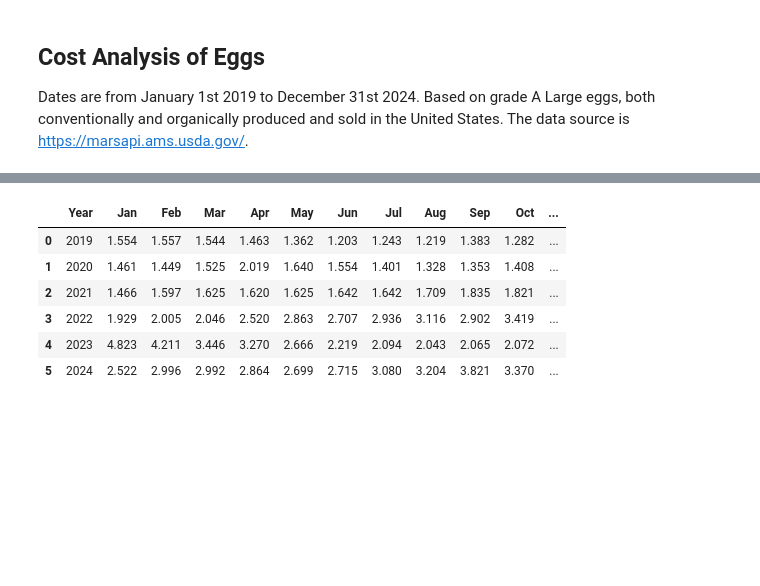
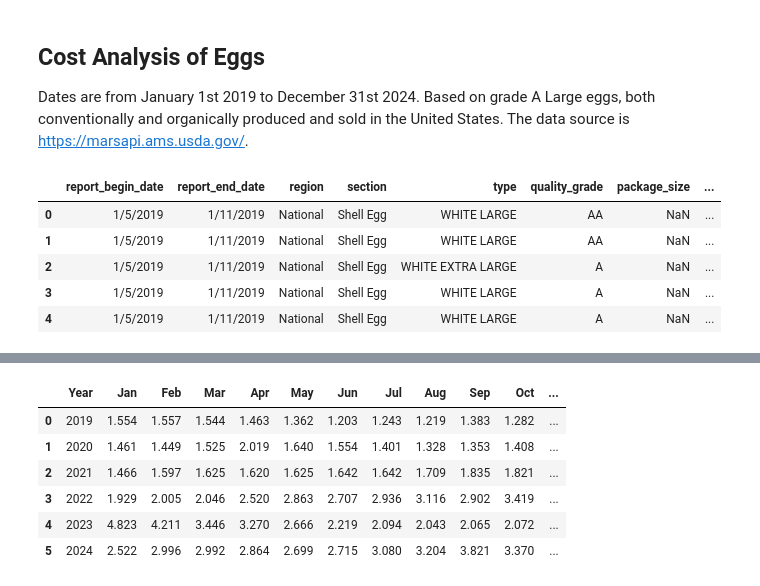
Before and after one commit to country4livin/Project-1-Repo, a Jupyter notebook: 5-yr_cost_of_eggs.ipynb, the cells around one changed output, grey strips where cells are left out. Cells and saved outputs as stored; diff of their text form; code cells hidden in the pictures; blank space fills up the shorter version.

```diff
--- a/5-yr_cost_of_eggs.ipynb
+++ b/5-yr_cost_of_eggs.ipynb
@@ -13,0 +16,24 @@ csv_path = Path("Resources/5_year_eggs.csv")
+# %%
+# Read in CSV file and create a DataFrame
+usda_5y = pd.read_csv("Resources/USDA_Eggs_5_Years.csv")
+
+# Remove columns
+usda_5y.drop(['office_name', 'office_code', 'office_city', 'office_state', 'published_date', 'commodity', 'slug_id', 'slug_name',
+                'report_title', 'final_ind', 'report_date', 'community', 'condition', 'price_unit', 'price_min', 'price_max'], axis=1, inplace=True)
+# Filter for shell egg and package size 12
+filtered_usda = usda_5y.loc[(usda_5y["section"] == "Shell Egg")]
+filtered_usda
+
+# Find the weighted data_frame for true average
+weighted_usda = filtered_usda[["report_begin_date", "report_end_date", "region", "section", "type", "quality_grade", "package_size", "environment", "price_avg", "store_count"]]
+weighted_usda["weighted"] = weighted_usda["price_avg"] * weighted_usda["store_count"]
+weighted_usda["weighted"]= weighted_usda["weighted"] / weighted_usda["store_count"].sum()
+
+weighted_usda.head()
+# %% [output]
+|  | report_begin_date | report_end_date | region | section | type | quality_grade | package_size | ... |
+| 0 | 1/5/2019 | 1/11/2019 | National | Shell Egg | WHITE LARGE | AA | NaN | ... |
+| 1 | 1/5/2019 | 1/11/2019 | National | Shell Egg | WHITE LARGE | AA | NaN | ... |
+| 2 | 1/5/2019 | 1/11/2019 | National | Shell Egg | WHITE EXTRA LARGE | A | NaN | ... |
+| 3 | 1/5/2019 | 1/11/2019 | National | Shell Egg | WHITE LARGE | A | NaN | ... |
+| 4 | 1/5/2019 | 1/11/2019 | National | Shell Egg | WHITE LARGE | A | NaN | ... |
```
Also changed, not shown: parts of 12 cells of this notebook.
